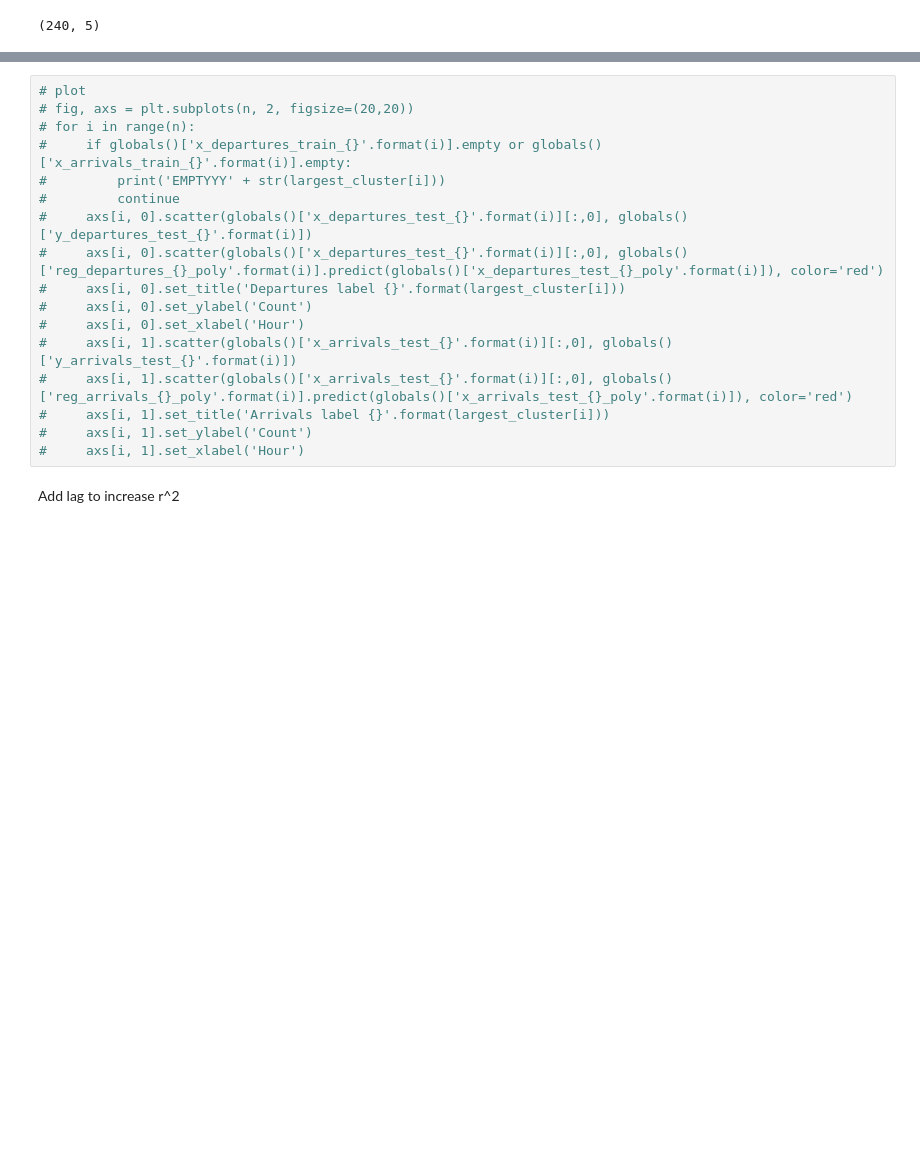
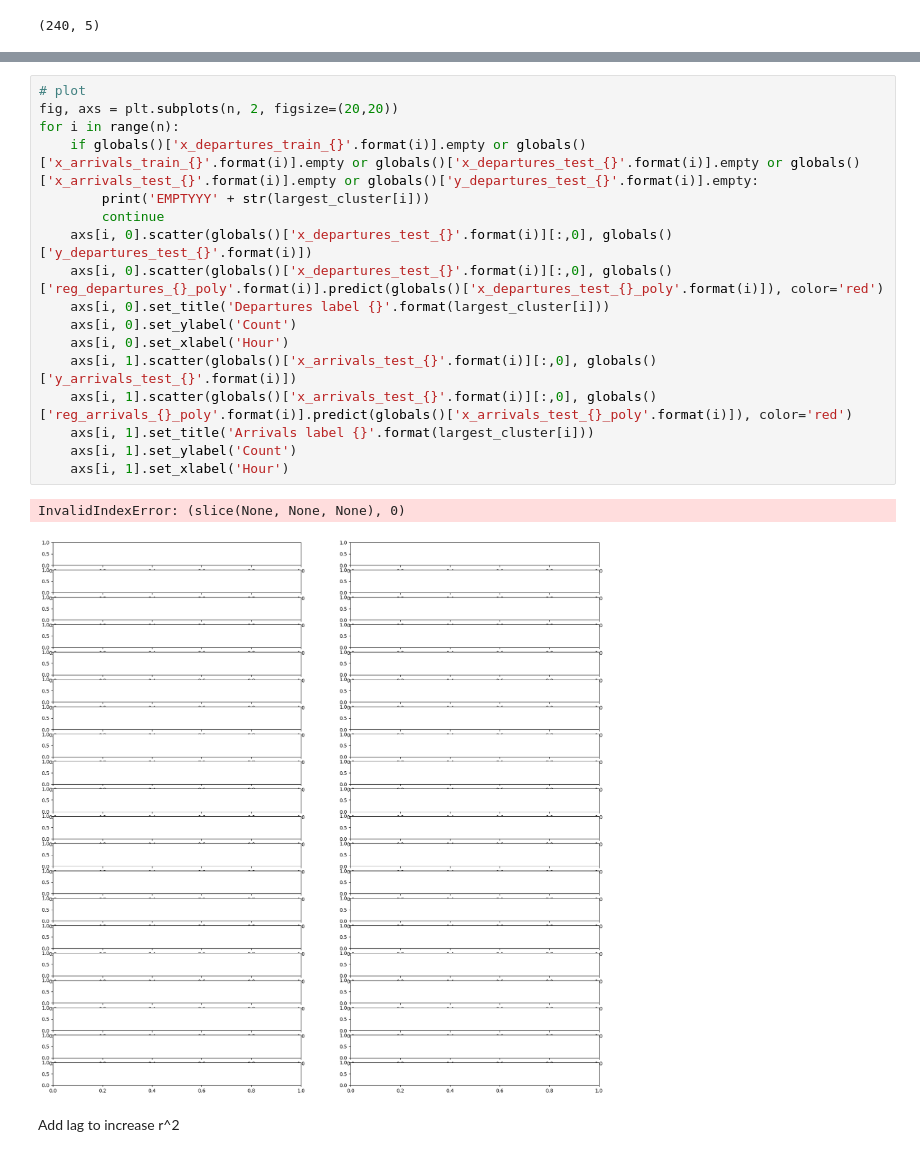
Before and after one commit to AlexisVandenHeede/IntroBA, a Jupyter notebook: reportv2.ipynb, the cells around one changed output, grey strips where cells are left out. Saved outputs shown, nothing was run; the diff lists cells and outputs as text; blank space fills up the shorter version.

```diff
--- a/reportv2.ipynb
+++ b/reportv2.ipynb
@@ -525,21 +522,24 @@ r^2 score for arrivals label 3: -224.20803196048772
 EMPTY
 # %%
 # plot
-# fig, axs = plt.subplots(n, 2, figsize=(20,20))
-# for i in range(n):
-#     if globals()['x_departures_train_{}'.format(i)].empty or globals()['x_arrivals_train_{}'.format(i)].empty:
-#         print('EMPTYYY' + str(largest_cluster[i]))
-#         continue
-#     axs[i, 0].scatter(globals()['x_departures_test_{}'.format(i)][:,0], globals()['y_departures_test_{}'.format(i)])
-#     axs[i, 0].scatter(globals()['x_departures_test_{}'.format(i)][:,0], globals()['reg_departures_{}_poly'.format(i)].predict(globals()['x_departures_test_{}_poly'.format(i)]), color='red')
-#     axs[i, 0].set_title('Departures label {}'.format(largest_cluster[i]))
-#     axs[i, 0].set_ylabel('Count')
-#     axs[i, 0].set_xlabel('Hour')
-#     axs[i, 1].scatter(globals()['x_arrivals_test_{}'.format(i)][:,0], globals()['y_arrivals_test_{}'.format(i)])
-#     axs[i, 1].scatter(globals()['x_arrivals_test_{}'.format(i)][:,0], globals()['reg_arrivals_{}_poly'.format(i)].predict(globals()['x_arrivals_test_{}_poly'.format(i)]), color='red')
-#     axs[i, 1].set_title('Arrivals label {}'.format(largest_cluster[i]))
-#     axs[i, 1].set_ylabel('Count')
-#     axs[i, 1].set_xlabel('Hour')
+fig, axs = plt.subplots(n, 2, figsize=(20,20))
+for i in range(n):
+    if globals()['x_departures_train_{}'.format(i)].empty or globals()['x_arrivals_train_{}'.format(i)].empty or globals()['x_departures_test_{}'.format(i)].empty or globals()['x_arrivals_test_{}'.format(i)].empty or globals()['y_departures_test_{}'.format(i)].empty:
+        print('EMPTYYY' + str(largest_cluster[i]))
+        continue
+    axs[i, 0].scatter(globals()['x_departures_test_{}'.format(i)][:,0], globals()['y_departures_test_{}'.format(i)])
+    axs[i, 0].scatter(globals()['x_departures_test_{}'.format(i)][:,0], globals()['reg_departures_{}_poly'.format(i)].predict(globals()['x_departures_test_{}_poly'.format(i)]), color='red')
+    axs[i, 0].set_title('Departures label {}'.format(largest_cluster[i]))
+    axs[i, 0].set_ylabel('Count')
+    axs[i, 0].set_xlabel('Hour')
+    axs[i, 1].scatter(globals()['x_arrivals_test_{}'.format(i)][:,0], globals()['y_arrivals_test_{}'.format(i)])
+    axs[i, 1].scatter(globals()['x_arrivals_test_{}'.format(i)][:,0], globals()['reg_arrivals_{}_poly'.format(i)].predict(globals()['x_arrivals_test_{}_poly'.format(i)]), color='red')
+    axs[i, 1].set_title('Arrivals label {}'.format(largest_cluster[i]))
+    axs[i, 1].set_ylabel('Count')
+    axs[i, 1].set_xlabel('Hour')
+# %% [output]
+InvalidIndexError: (slice(None, None, None), 0)
+[figure, added]
 # %% [markdown]
 Add lag to increase r^2
 # %%
```
Also changed, not shown: parts of 13 cells of this notebook.
